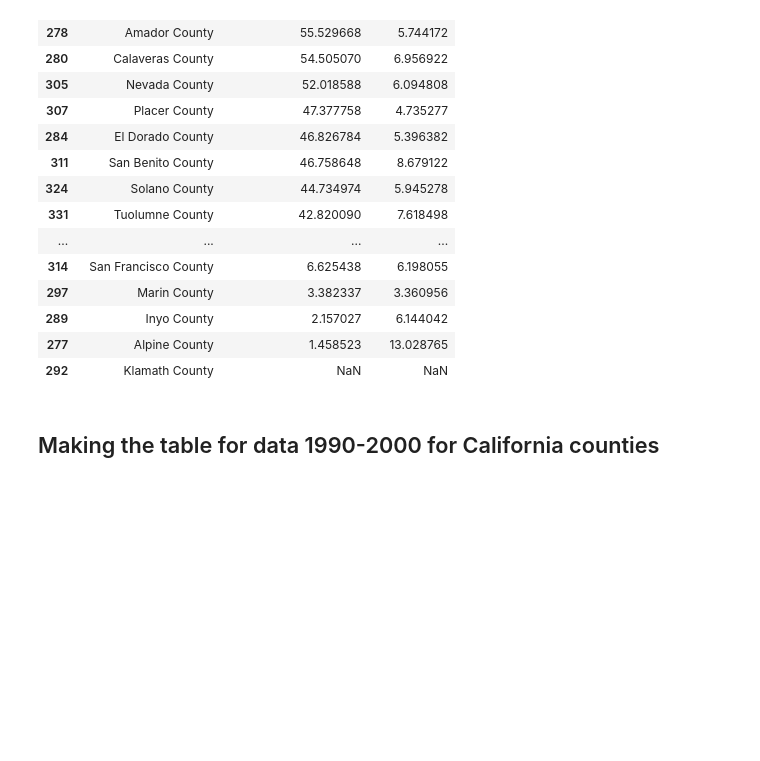
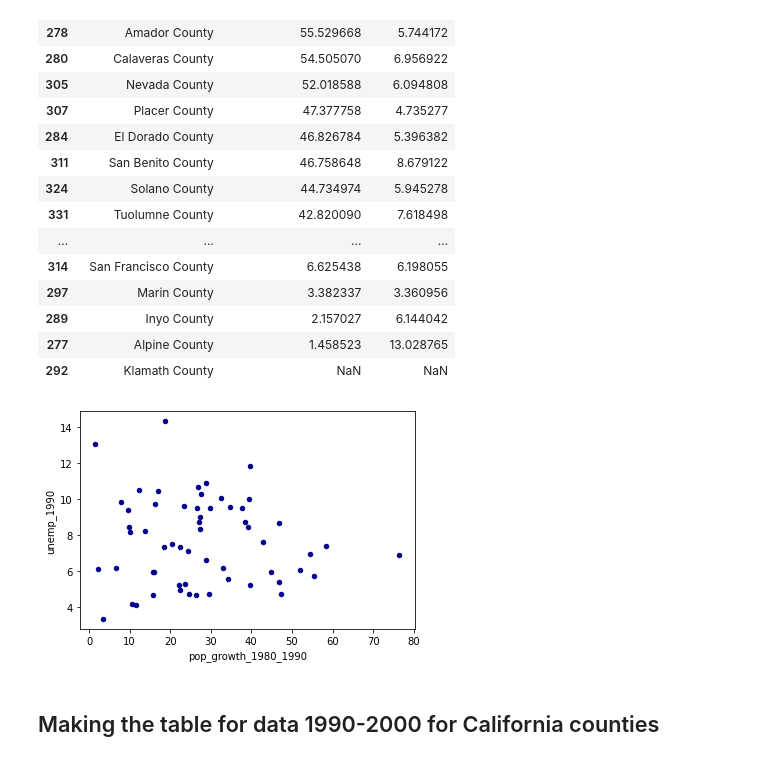
Before and after one commit to calvarez55/SOC131_fall2021, a Jupyter notebook: pop_growth_unemp_cali_counties.ipynb, the cells around one changed output. Saved outputs shown, nothing was run; the diff lists cells and outputs as text; code cells hidden in the pictures; blank space fills up the shorter version.

```diff
--- a/pop_growth_unemp_cali_counties.ipynb
+++ b/pop_growth_unemp_cali_counties.ipynb
@@ -85,6 +89,10 @@ df_ca_8090
 | 289 | Inyo County | 2.157027 | 6.144042 |
 | 277 | Alpine County | 1.458523 | 13.028765 |
 | 292 | Klamath County | NaN | NaN |
+# %%
+plot_1980_1990 = df_ca_8090.plot.scatter(x='pop_growth_1980_1990', y='unemp_1990', c='DarkBlue')
+# %% [output]
+[figure, added]
 # %% [markdown]
 ## Making the table for data 1990-2000 for California counties
 # %%
```
Also changed, not shown: parts of 3 cells of this notebook.
